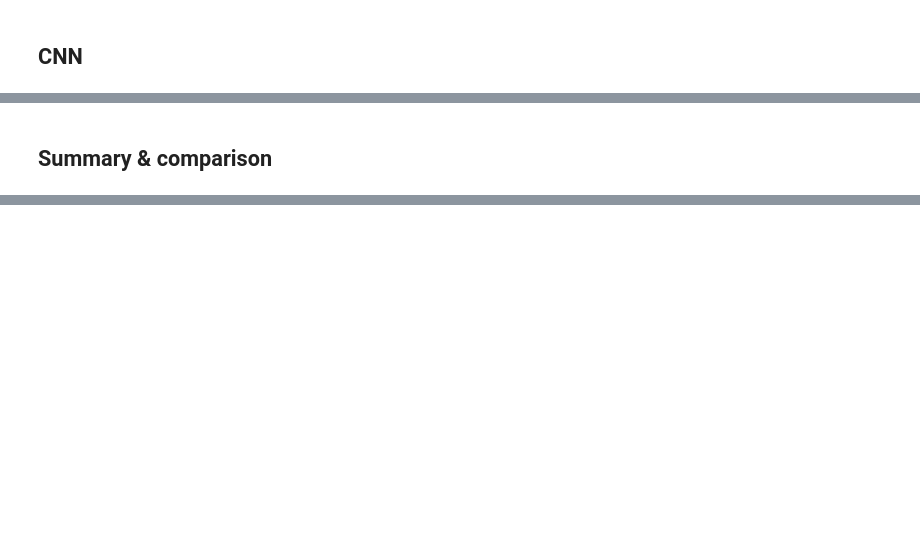
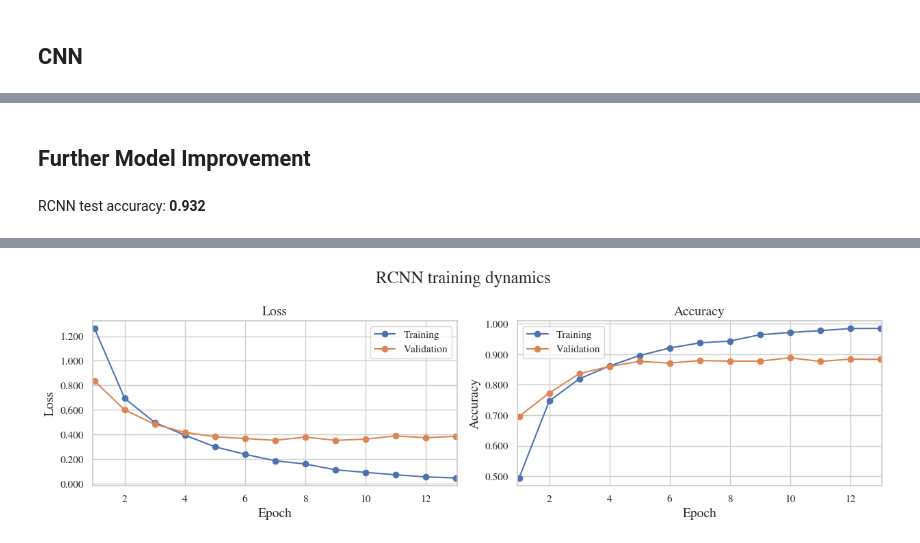
Before and after one commit to JonssonAlexander/NLP_Project_group45, a Jupyter notebook: 03_using_diff_models.ipynb, the cells around one changed output, grey strips where cells are left out. Drawn from its saved outputs; the diff is of its cells as text; code cells hidden in the pictures; blank space fills up the shorter version.

```diff
--- a/03_using_diff_models.ipynb
+++ b/03_using_diff_models.ipynb
@@ -274,2 +274,35 @@ CNN test accuracy: 0.888
 # %% [markdown]
-## Summary & comparison
+## Further Model Improvement
+# %%
+from src.models.rcnn import RCNNTextClassifier
+
+hist_rcnn, model_rcnn, eval_rcnn = run_model_experiment(
+    'rcnn',
+    model_builder=lambda: RCNNTextClassifier(
+        embedding_matrix=embedding_tensor.clone(),
+        num_classes=len(label_to_index),
+        hidden_dim=base_config.hidden_dim,
+        num_layers=base_config.num_layers,
+        dropout=base_config.dropout,
+        padding_idx=0,
+        multisample_dropout=4,
+    ),
+    config=base_config,
+    loaders=loaders,
+    device=device,
+)
+
+records['histories']['rcnn'] = hist_rcnn
+records['evaluations']['rcnn'] = eval_rcnn
+records['label_maps']['rcnn'] = {idx: label for label, idx in label_to_index.items()}
+records['rows'].append(summarise_run('rcnn', hist_rcnn, eval_rcnn.accuracy))
+
+display(Markdown(f"RCNN test accuracy: **{eval_rcnn.accuracy:.3f}**"))
+plot_training_curves(
+    hist_rcnn,
+    title='RCNN training dynamics',
+    output_path=Path('plots/part3_3_rcnn_curves.png'),
+    figure_fraction=1
+)
+# %% [output]
+RCNN test accuracy: **0.932**
@@ -275,0 +313 @@ CNN test accuracy: 0.888
+[figure, added]
```
Also changed, not shown: parts of 10 cells of this notebook, 7 other files.
